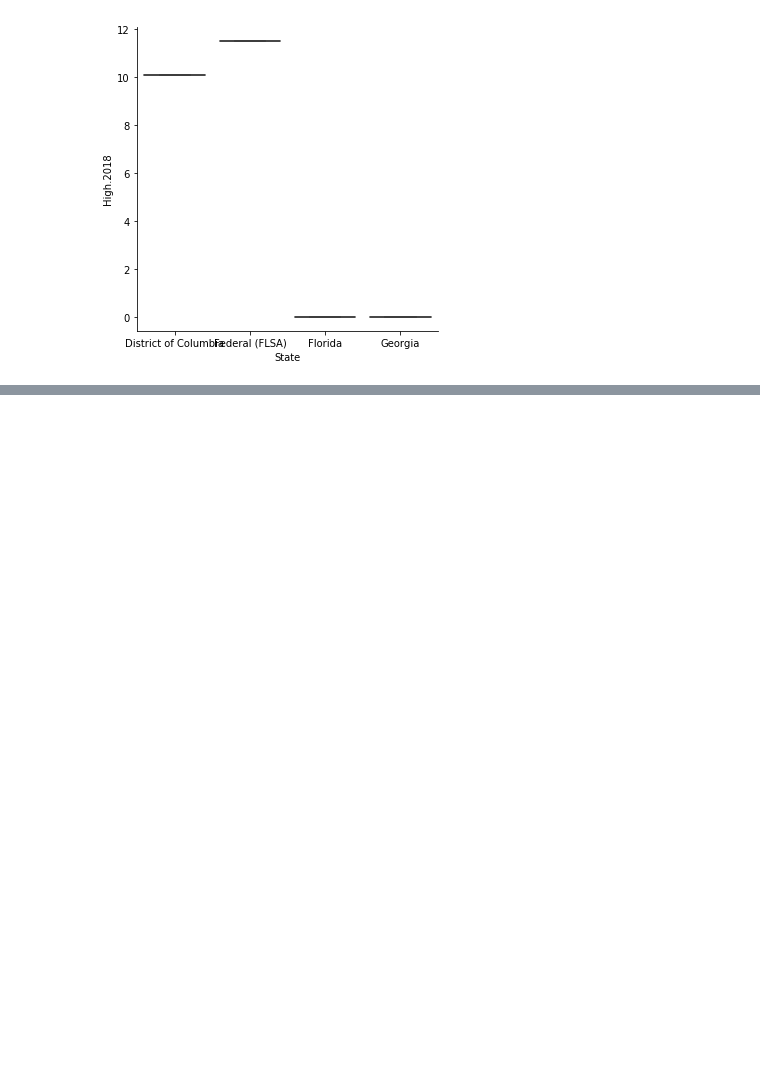
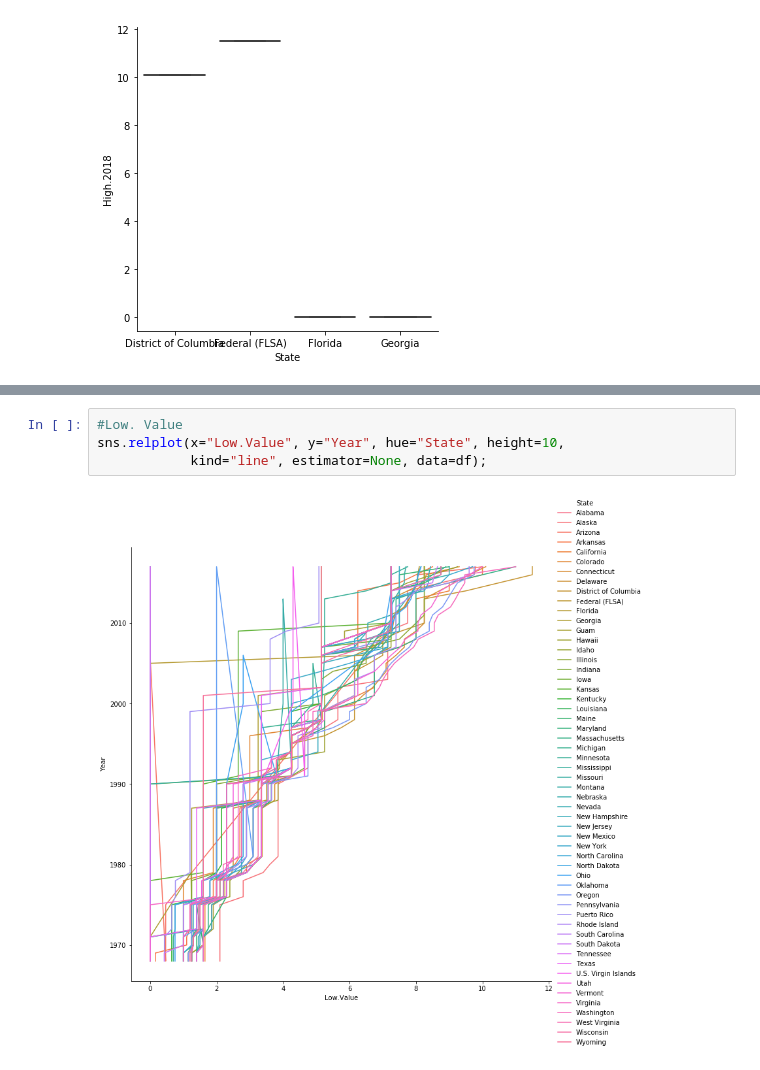
Before and after one commit to ONEROMYLIME/Using-Seaborn-, a Jupyter notebook: Using Seaborn to graph.ipynb, the cells around one changed output, grey strips where cells are left out. Drawn from its saved outputs; the diff is of its cells as text; blank space fills up the shorter version.

```diff
--- a/Using Seaborn to graph.ipynb
+++ b/Using Seaborn to graph.ipynb
@@ -51,0 +58,6 @@ sns.catplot(x="High.Value", y="State", kind="box", data=df)
+# %%
+#Low. Value
+sns.relplot(x="Low.Value", y="Year", hue="State", height=10,
+            kind="line", estimator=None, data=df);
+# %% [output]
+[figure, added]
```
Also changed, not shown: parts of 4 cells of this notebook.
